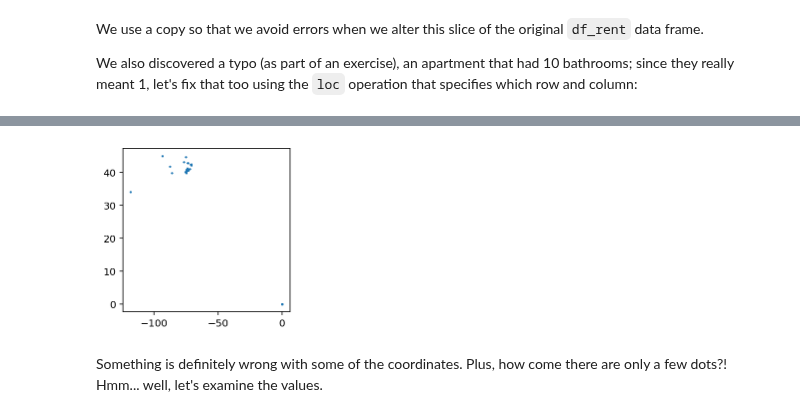
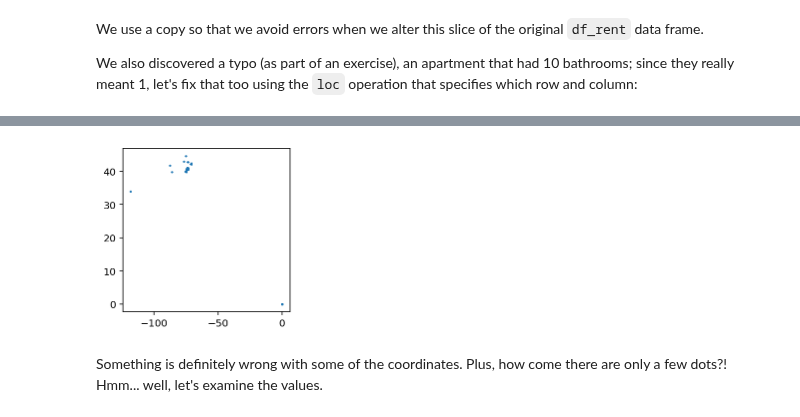
Before and after one commit to parrt/msds593, a Jupyter notebook: notebooks/nyrent2.ipynb, the cells around one changed output, grey strips where cells are left out. Cells and saved outputs as stored; diff of their text form; code cells hidden in the pictures.

```diff
--- a/notebooks/nyrent2.ipynb
+++ b/notebooks/nyrent2.ipynb
@@ -37,10 +37,10 @@ One of our goals is to restrict apartments to just New York City, so let's analy
 Cool, so that gives us a general idea of the coordinates of New York City. Note the differences between GPS numbers will be very small. Let's hope for the best and just do a plot with a single per apartment and see what it looks like:
 # %%
 fig, ax = plt.subplots(nrows=1, ncols=1, figsize=(3,3))
-ax.scatter(df_rent['longitude'], df_rent['latitude'], s=1.5) # size = 1.5 per dot
+ax.scatter(df['longitude'], df['latitude'], s=1.5) # size = 1.5 per dot
 plt.show()
 # %% [output]
-[figure, old version]
+[figure, new version]
 # %% [markdown]
 Something is definitely wrong with some of the coordinates. Plus, how come there are only a few dots?! Hmm... well, let's examine the values.
 # %%
```
Also changed, not shown: parts of 4 cells of this notebook.
